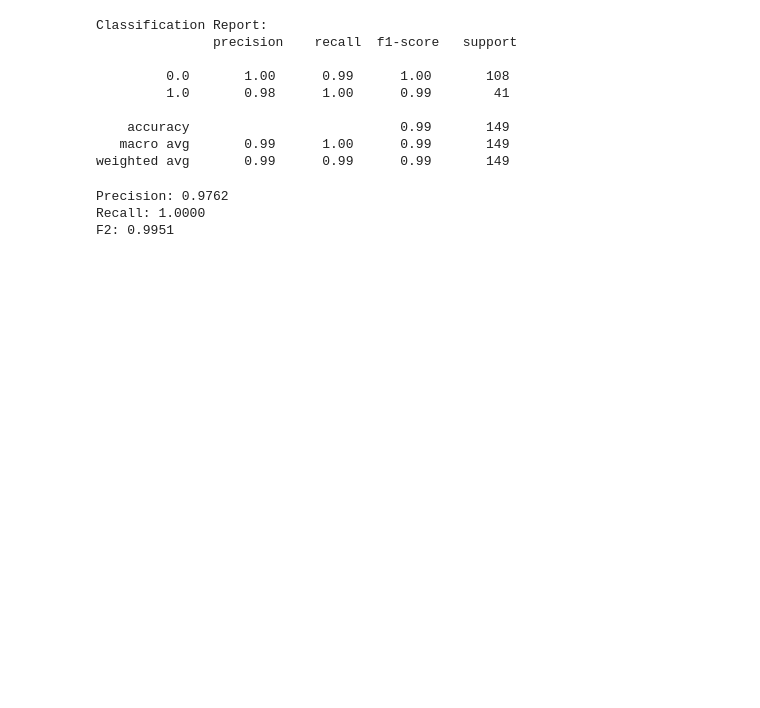
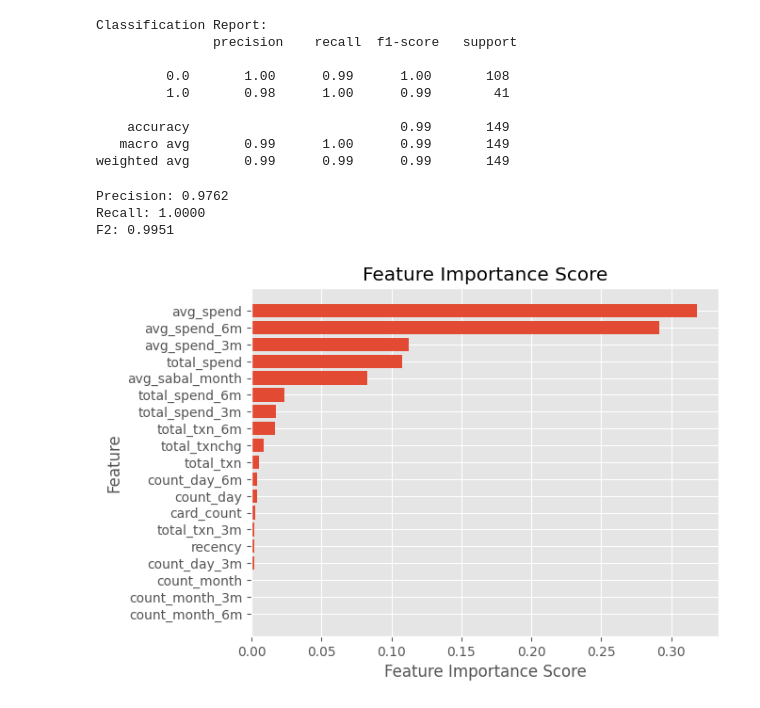
Before and after one commit to terjirapat/CreditCardChurning, a Jupyter notebook: main.ipynb, the cells around one changed output. Cells and saved outputs as stored; diff of their text form; code cells hidden in the pictures; blank space fills up the shorter version.

Commit message:
add feature and shap plot

```diff
--- a/main.ipynb
+++ b/main.ipynb
@@ -421,3 +408,13 @@ plt.show()
+# %%
+# X = df_feature_train.drop(columns=['user_id', 'label'])
+X = df_feature_train.drop(columns=['user_id', 'label'])
+y = df_feature_train['label']
+
+X_col = X.columns
+
+# scaler = MinMaxScaler()
+scaler = StandardScaler()
+X = scaler.fit_transform(X)
 # %%
 X_train, X_test, y_train, y_test = train_test_split(X, y, test_size=0.3, random_state=random_state)
 
@@ -449,3 +446,26 @@ print(f'F2: {f2:.4f}')
 Precision: 0.9762
 Recall: 1.0000
 F2: 0.9951
+# %%
+# Create a Random Forest classifier
+model = RandomForestClassifier(random_state=random_state)
+
+# Train the classifier on your data
+model.fit(X, y)
+
+# Get the feature importance scores
+importance_scores = model.feature_importances_
+
+# Sort the features based on importance in descending order
+sorted_indices = np.argsort(importance_scores)[::-1]
+
+# Plotting the feature importance
+plt.barh(range(len(sorted_indices)), importance_scores[sorted_indices], align='center')
+plt.yticks(range(len(sorted_indices)), [df_feature_train.columns[idx+1] for idx in sorted_indices])
+plt.xlabel('Feature Importance Score')
+plt.ylabel('Feature')
+plt.title('Feature Importance Score')
+plt.gca().invert_yaxis()  # Invert y-axis to have the highest importance on top
+plt.show()
+# %% [output]
+[figure, added]
```
Also changed, not shown: parts of 17 cells of this notebook.
